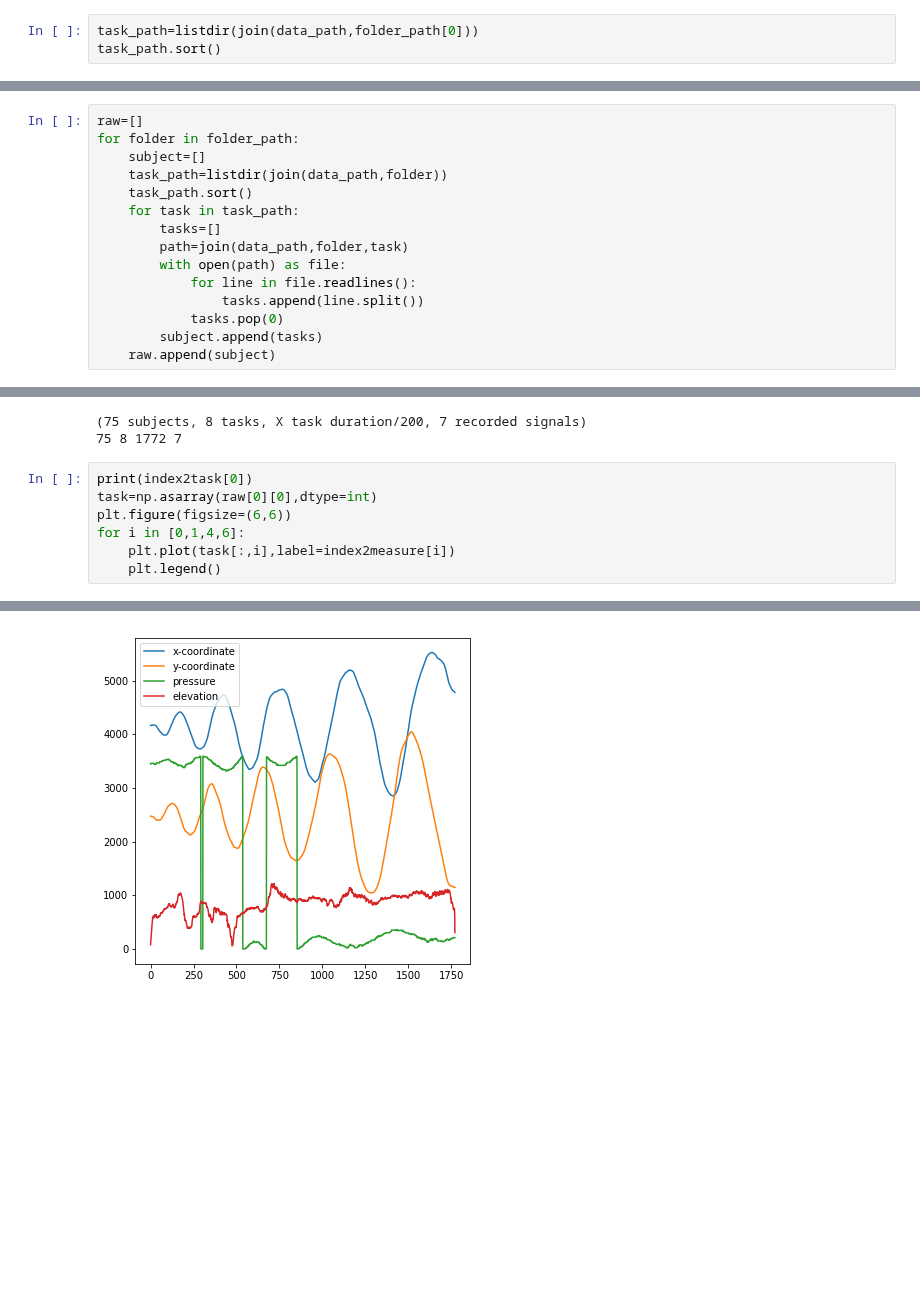
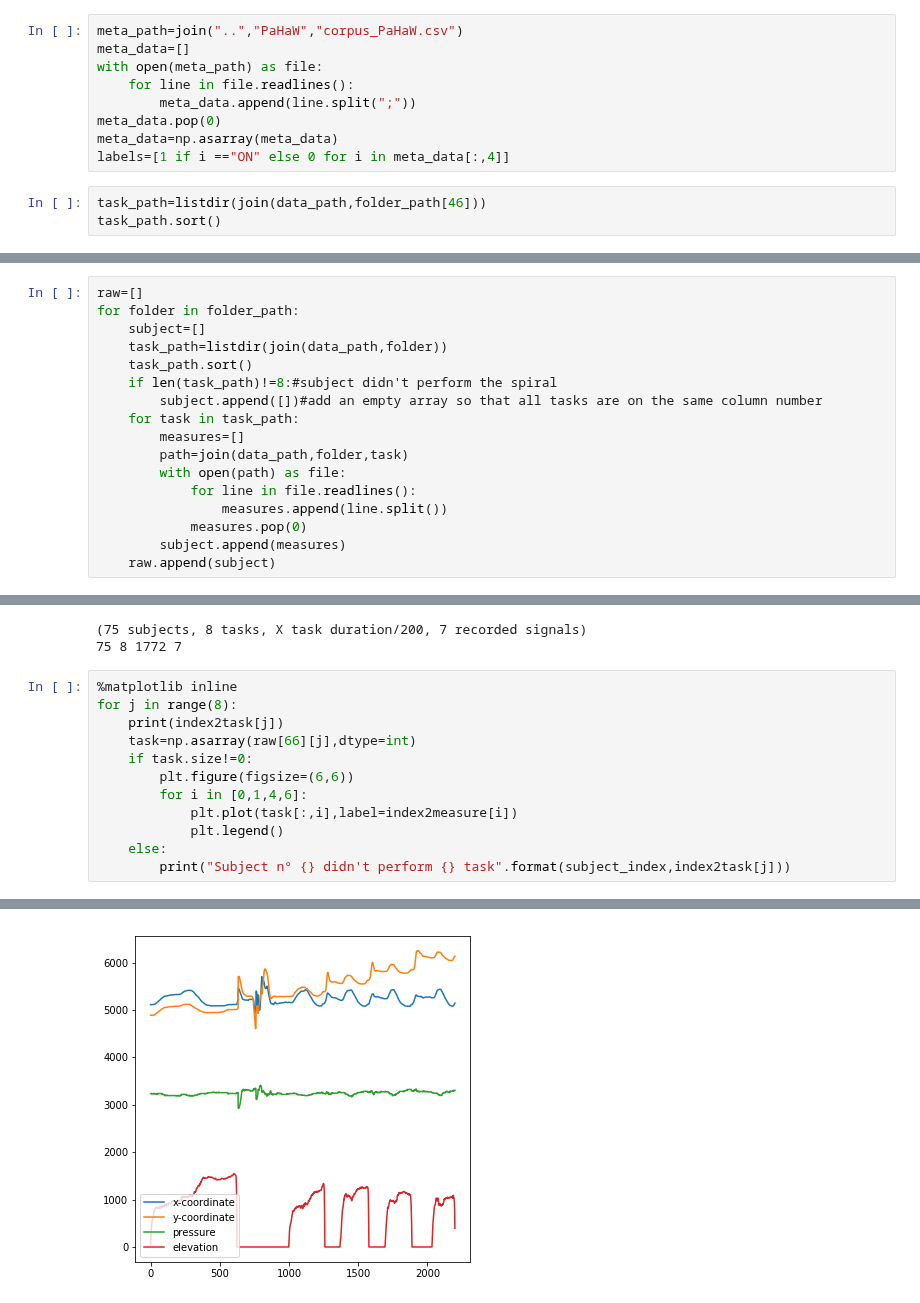
Before and after one commit to PaulLerner/deep_parkinson_handwriting, a Jupyter notebook: Main.ipynb, the cells around one changed output, grey strips where cells are left out. Cells and saved outputs as stored; diff of their text form; blank space fills up the shorter version.

Commit message:
exploration & meta-data loading, 3 subjects didn't perform the spiral

```diff
--- a/Main.ipynb
+++ b/Main.ipynb
@@ -27,6 +28,15 @@ index2task
 data_path=join("..","PaHaW","PaHaW_public")#/00026/00026__1_1.svc"
 folder_path=listdir(data_path)
 folder_path.sort()
+# %%
+meta_path=join("..","PaHaW","corpus_PaHaW.csv")
+meta_data=[]
+with open(meta_path) as file:
+    for line in file.readlines():
+        meta_data.append(line.split(";"))
+meta_data.pop(0)
+meta_data=np.asarray(meta_data)
+labels=[1 if i =="ON" else 0 for i in meta_data[:,4]]
 # %%
-task_path=listdir(join(data_path,folder_path[0]))
+task_path=listdir(join(data_path,folder_path[46]))
 task_path.sort()
@@ -47,14 +50,16 @@ for folder in folder_path:
     subject=[]
     task_path=listdir(join(data_path,folder))
     task_path.sort()
+    if len(task_path)!=8:#subject didn't perform the spiral
+        subject.append([])#add an empty array so that all tasks are on the same column number
     for task in task_path:
-        tasks=[]
+        measures=[]
         path=join(data_path,folder,task)
         with open(path) as file:
             for line in file.readlines():
-                tasks.append(line.split())
-            tasks.pop(0)
-        subject.append(tasks)
+                measures.append(line.split())
+            measures.pop(0)
+        subject.append(measures)
     raw.append(subject)
 # %%
 print("(75 subjects, 8 tasks, X task duration/200, 7 recorded signals)")
@@ -63,11 +68,16 @@ print(len(raw),len(raw[0]),len(raw[0][0]),len(raw[0][0][0]))
 (75 subjects, 8 tasks, X task duration/200, 7 recorded signals)
 75 8 1772 7
 # %%
-print(index2task[0])
-task=np.asarray(raw[0][0],dtype=int)
-plt.figure(figsize=(6,6))
-for i in [0,1,4,6]:
-    plt.plot(task[:,i],label=index2measure[i])
-    plt.legend()
+%matplotlib inline
+for j in range(8):
+    print(index2task[j])
+    task=np.asarray(raw[66][j],dtype=int)
+    if task.size!=0:
+        plt.figure(figsize=(6,6))
+        for i in [0,1,4,6]:
+            plt.plot(task[:,i],label=index2measure[i])
+            plt.legend()
+    else:
+        print("Subject n° {} didn't perform {} task".format(subject_index,index2task[j]))
 # %% [output]
 spiral
@@ -74 +92 @@ spiral
-[figure, old version]
+[figure, new version]
```
Also changed, not shown: parts of 22 cells of this notebook.
